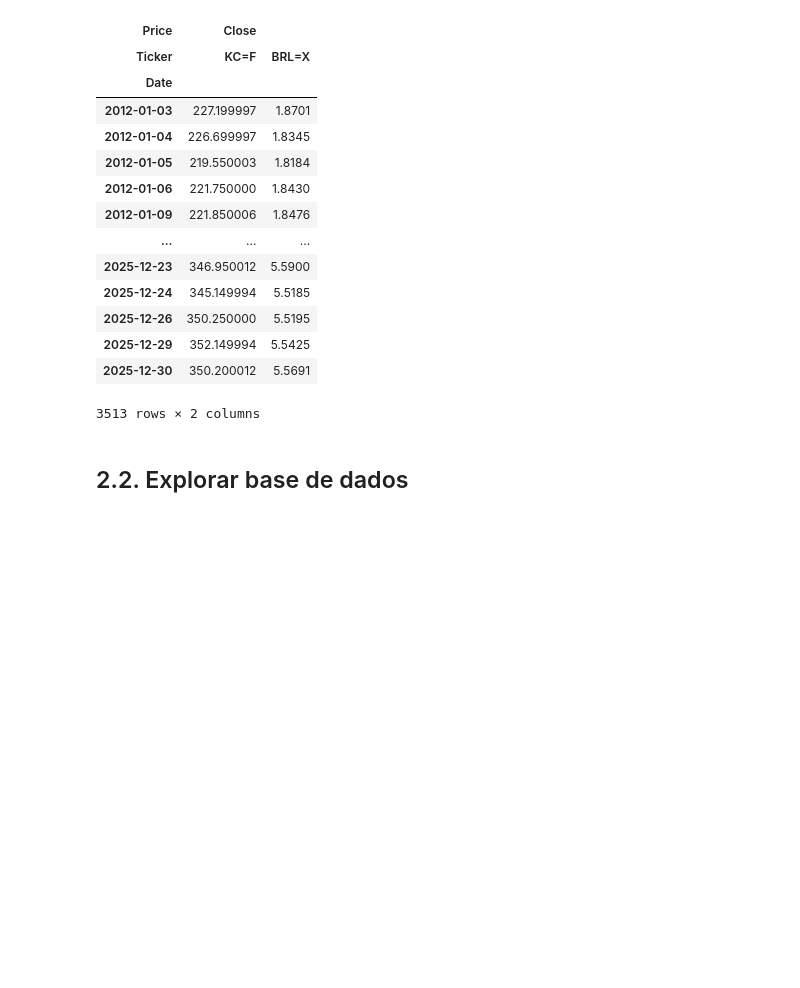
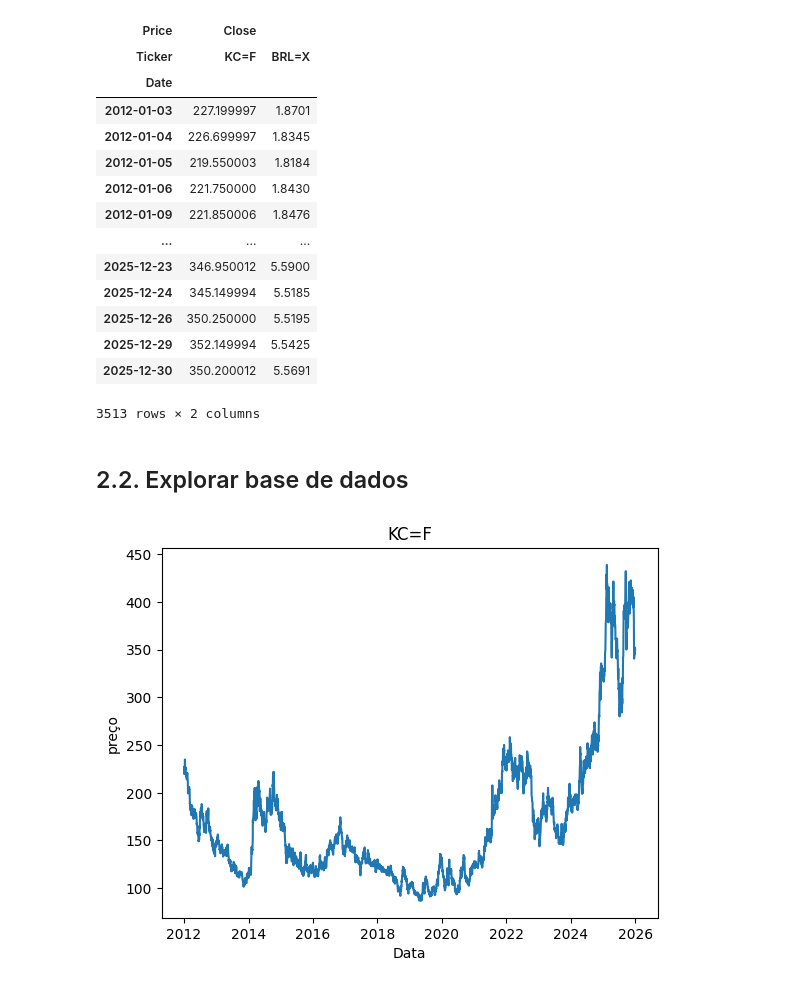
Before and after one commit to eulergomees/lstm_coffee_price, a Jupyter notebook: lstm_coffee_price.ipynb, the cells around one changed output. Cells and saved outputs as stored; diff of their text form; code cells hidden in the pictures; blank space fills up the shorter version.

Commit message:
feat: data exploration

```diff
--- a/lstm_coffee_price.ipynb
+++ b/lstm_coffee_price.ipynb
@@ -92,3 +92,11 @@ df
 3513 rows × 2 columns
 # %% [markdown]
 ## 2.2. Explorar base de dados
+# %%
+plt.plot(df['Close','KC=F'])
+plt.title('KC=F')
+plt.xlabel("Data")
+plt.ylabel('preço')
+plt.show()
+# %% [output]
+[figure, added]
```
Also changed, not shown: parts of 2 cells of this notebook.
